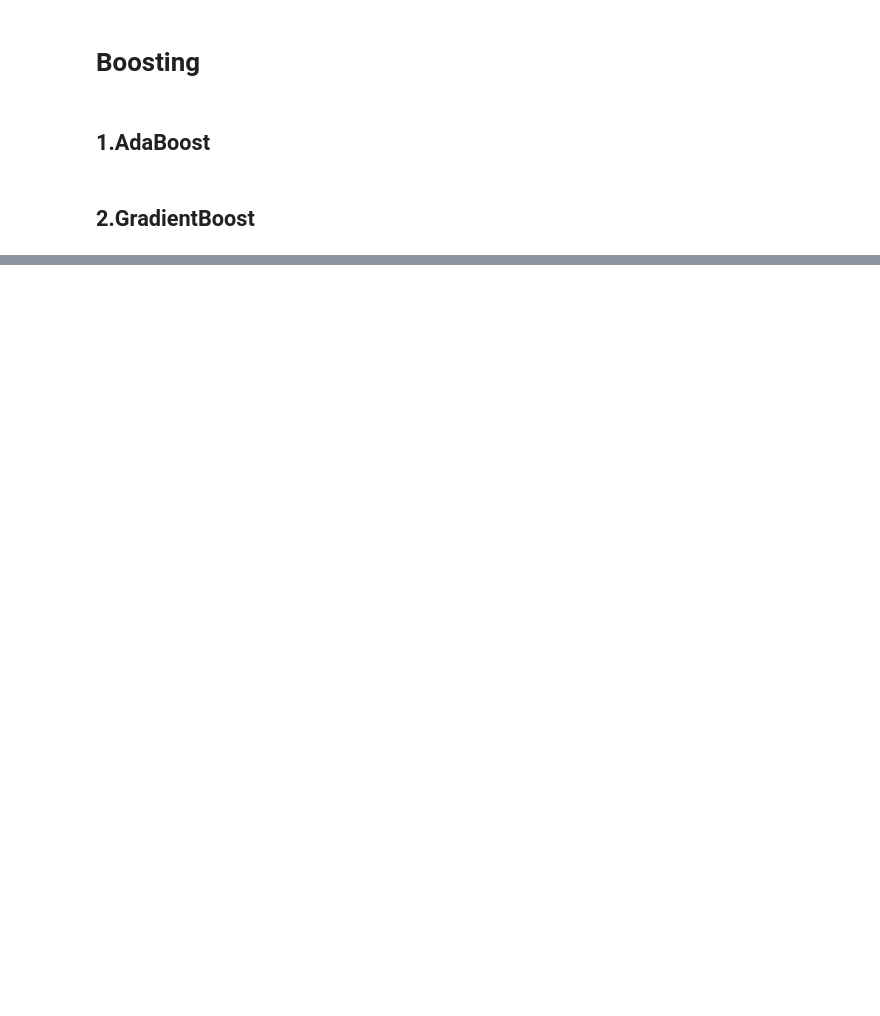
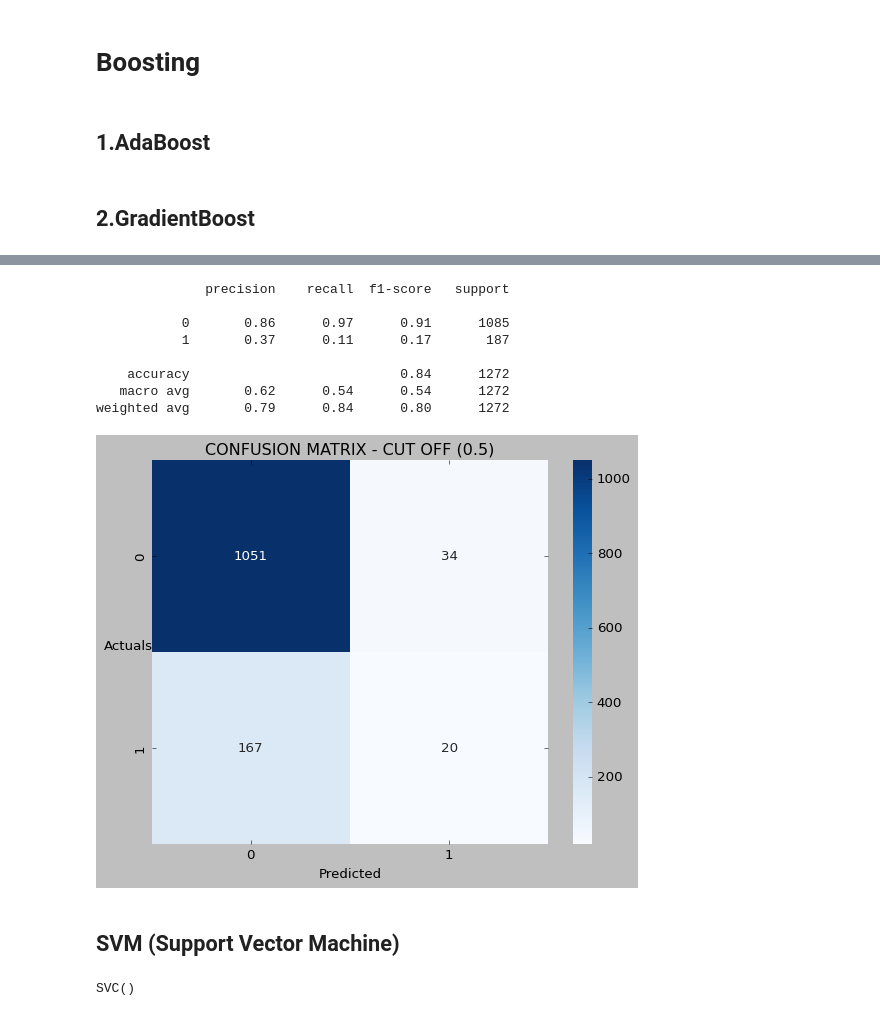
Before and after one commit to KomalKashani/CLASS_NOTES, a Jupyter notebook: Machine Learning/Classification Models/KNN_RandomForest_EsembleModels(BaggingandBoosting)/KNN_RandomForest_EnsembleModels(BaggingAndBoosting).ipynb, the cells around one changed output, grey strips where cells are left out. Saved outputs shown, nothing was run; the diff lists cells and outputs as text; code cells hidden in the pictures; blank space fills up the shorter version.

```diff
--- a/Machine Learning/Classification Models/KNN_RandomForest_EsembleModels(BaggingandBoosting)/KNN_RandomForest_EnsembleModels(BaggingAndBoosting).ipynb
+++ b/Machine Learning/Classification Models/KNN_RandomForest_EsembleModels(BaggingandBoosting)/KNN_RandomForest_EnsembleModels(BaggingAndBoosting).ipynb
@@ -784,0 +932,20 @@ print(metrics.classification_report(y_test, GB_model_grid_y_test_predict))
+# %%
+sns.heatmap((metrics.confusion_matrix(y_test,KNN_y_test_predict)),annot=True,fmt='.5g'
+            ,cmap='Blues');
+plt.xlabel('Predicted');
+plt.ylabel('Actuals',rotation=0);
+plt.title('CONFUSION MATRIX - CUT OFF (0.5)')
+
+print(metrics.classification_report(y_test, KNN_y_test_predict))
+# %% [output]
+              precision    recall  f1-score   support
+
+           0       0.86      0.97      0.91      1085
+           1       0.37      0.11      0.17       187
+
+    accuracy                           0.84      1272
+   macro avg       0.62      0.54      0.54      1272
+weighted avg       0.79      0.84      0.80      1272
+[figure, added]
+# %% [markdown]
+## SVM (Support Vector Machine)
@@ -784,0 +956,5 @@ print(metrics.classification_report(y_test, GB_model_grid_y_test_predict))
+# %%
+# here the x_train, y_train used of scaling data.
+SVM.fit(x_train,y_train)
+# %% [output]
+SVC()
```
Also changed, not shown: parts of 81 cells of this notebook, 2 other files.
